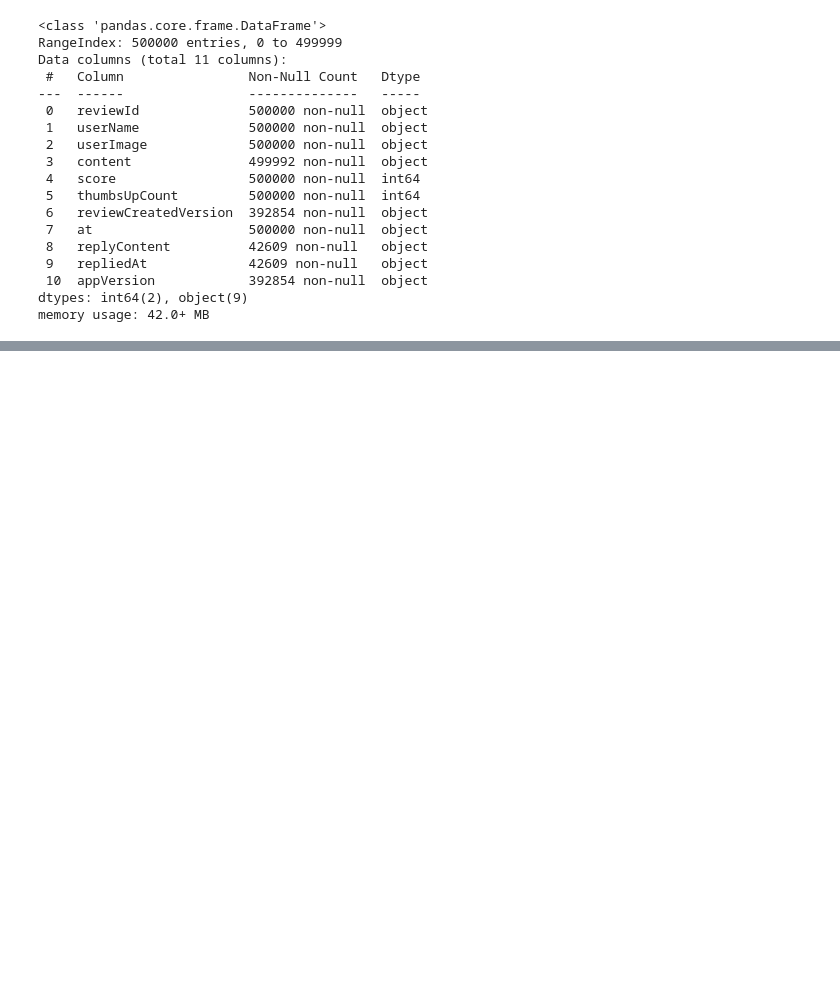
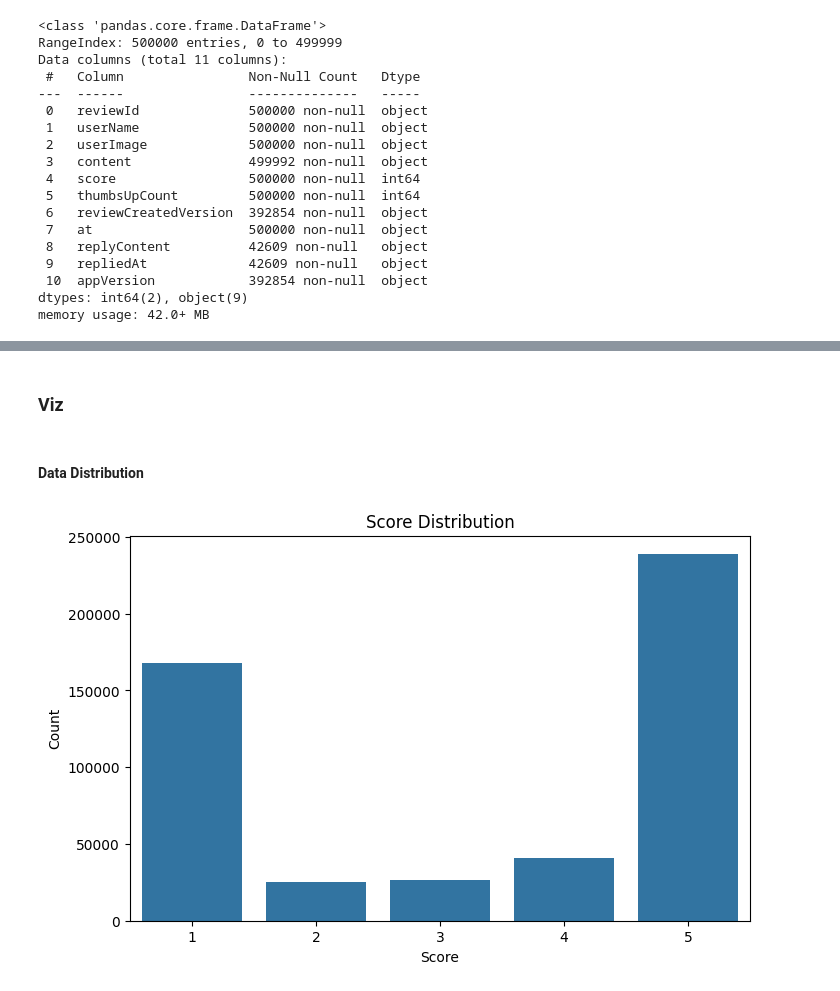
Before and after one commit to winson-ds/Spotify-DigitalMarketingAnalysis, a Jupyter notebook: 1.ipynb, the cells around one changed output, grey strips where cells are left out. Drawn from its saved outputs; the diff is of its cells as text; code cells hidden in the pictures; blank space fills up the shorter version.

```diff
--- a/1.ipynb
+++ b/1.ipynb
@@ -25,0 +64,2 @@ memory usage: 42.0+ MB
+# %%
+df['at'] = pd.to_datetime(df['at'])
@@ -25,0 +70,2 @@ memory usage: 42.0+ MB
+# %%
+df = df.drop(columns=['reviewId','userName','userImage','reviewCreatedVersion','replyContent','repliedAt'])
@@ -25,0 +104,8 @@ memory usage: 42.0+ MB
+# %%
+def clean_app_version(val):
+    if pd.isna(val):
+        return 'Unknown'
+    parts = str(val).split('.')
+    return '.'.join(parts[:3])
+
+df['appVersion'] = df['appVersion'].apply(clean_app_version)
@@ -25,0 +127,13 @@ memory usage: 42.0+ MB
+# %% [markdown]
+### Viz
+# %% [markdown]
+#### Data Distribution
+# %%
+plt.figure(figsize=(8, 5))
+sns.countplot(x='score', data=df)
+plt.title('Score Distribution')
+plt.xlabel('Score')
+plt.ylabel('Count')
+plt.show()
+# %% [output]
+[figure, added]
```
Also changed, not shown: parts of 16 cells of this notebook.
